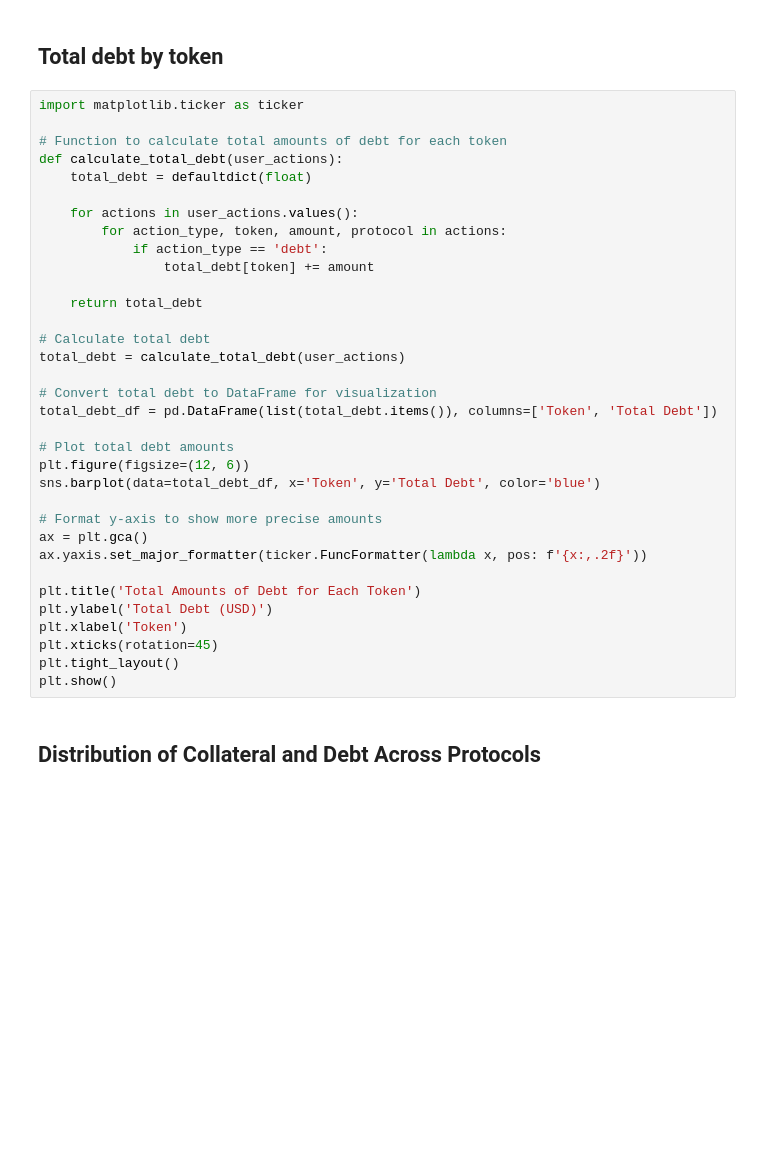
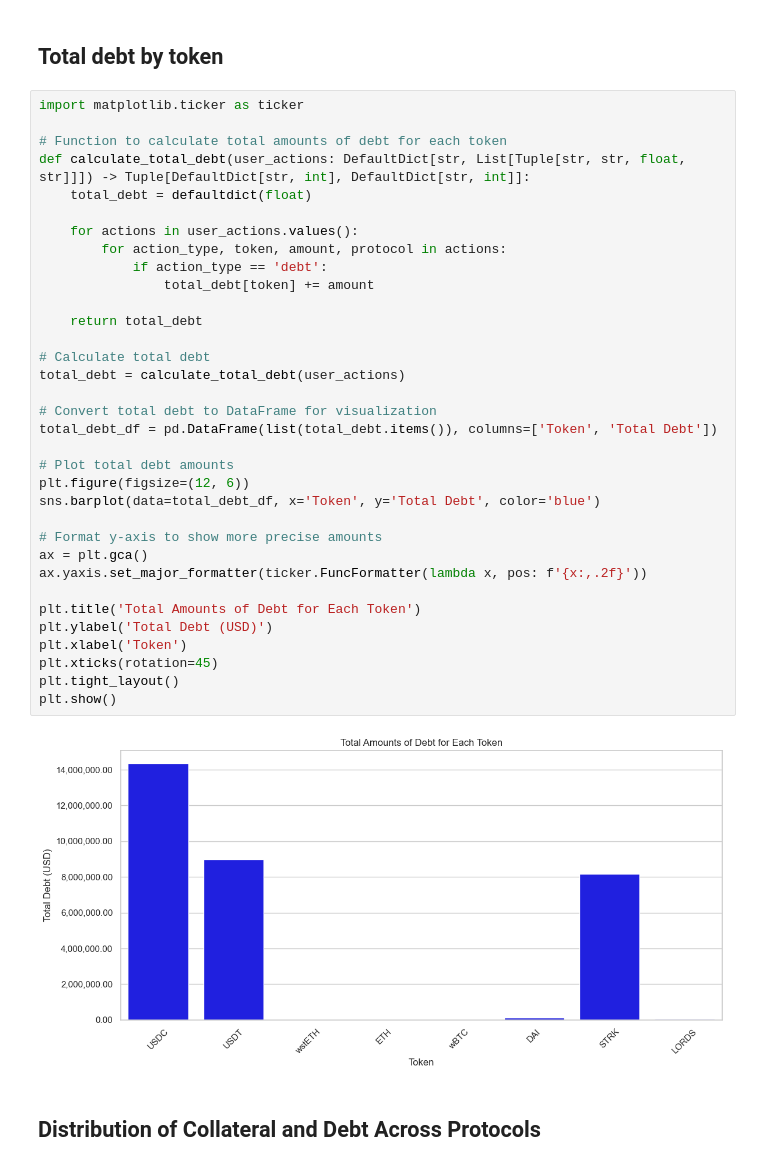
Before and after one commit to CarmineOptions/derisk-research, a Jupyter notebook: notebooks/analyze_looping_across_lending_protocols.ipynb, the cells around one changed output. Drawn from its saved outputs; the diff is of its cells as text; blank space fills up the shorter version.

```diff
--- a/notebooks/analyze_looping_across_lending_protocols.ipynb
+++ b/notebooks/analyze_looping_across_lending_protocols.ipynb
@@ -689,36 +595,38 @@ plt.show()
 import matplotlib.ticker as ticker
 
 # Function to calculate total amounts of debt for each token
-def calculate_total_debt(user_actions):
+def calculate_total_debt(user_actions: DefaultDict[str, List[Tuple[str, str, float, str]]]) -> Tuple[DefaultDict[str, int], DefaultDict[str, int]]:
     total_debt = defaultdict(float)
 
     for actions in user_actions.values():
         for action_type, token, amount, protocol in actions:
             if action_type == 'debt':
                 total_debt[token] += amount
 
     return total_debt
 
 # Calculate total debt
 total_debt = calculate_total_debt(user_actions)
 
 # Convert total debt to DataFrame for visualization
 total_debt_df = pd.DataFrame(list(total_debt.items()), columns=['Token', 'Total Debt'])
 
 # Plot total debt amounts
 plt.figure(figsize=(12, 6))
 sns.barplot(data=total_debt_df, x='Token', y='Total Debt', color='blue')
 
 # Format y-axis to show more precise amounts
 ax = plt.gca()
 ax.yaxis.set_major_formatter(ticker.FuncFormatter(lambda x, pos: f'{x:,.2f}'))
 
 plt.title('Total Amounts of Debt for Each Token')
 plt.ylabel('Total Debt (USD)')
 plt.xlabel('Token')
 plt.xticks(rotation=45)
 plt.tight_layout()
 plt.show()
+# %% [output]
+[figure, added]
 # %% [markdown]
 ## Distribution of Collateral and Debt Across Protocols
 # %%
```
Also changed, not shown: parts of 8 cells of this notebook.
